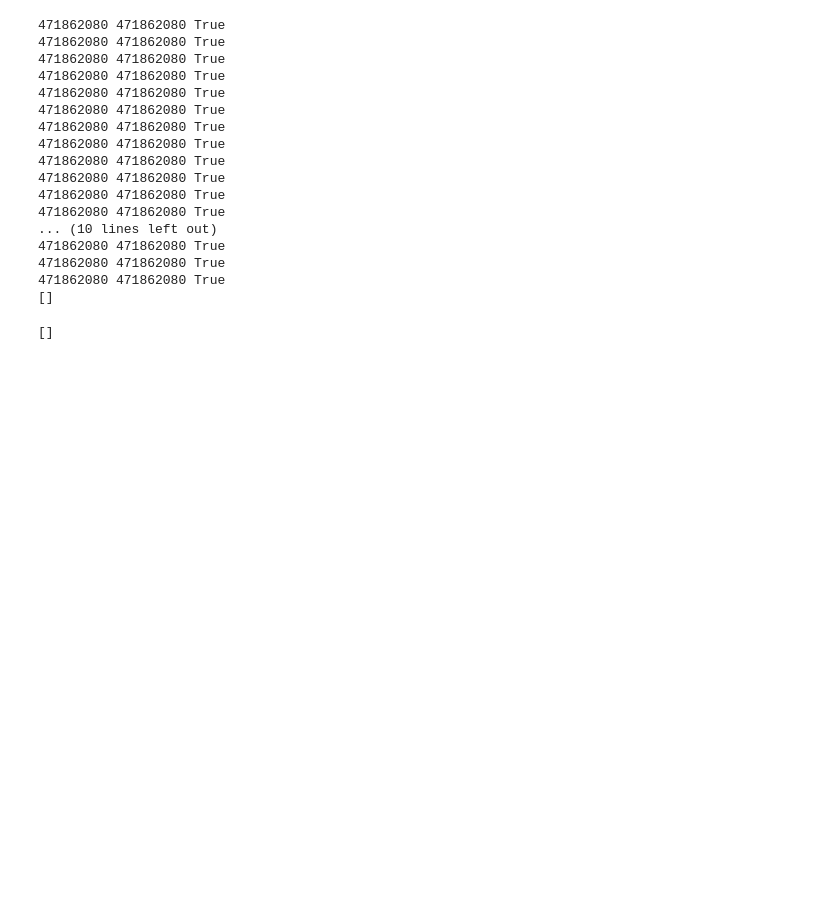
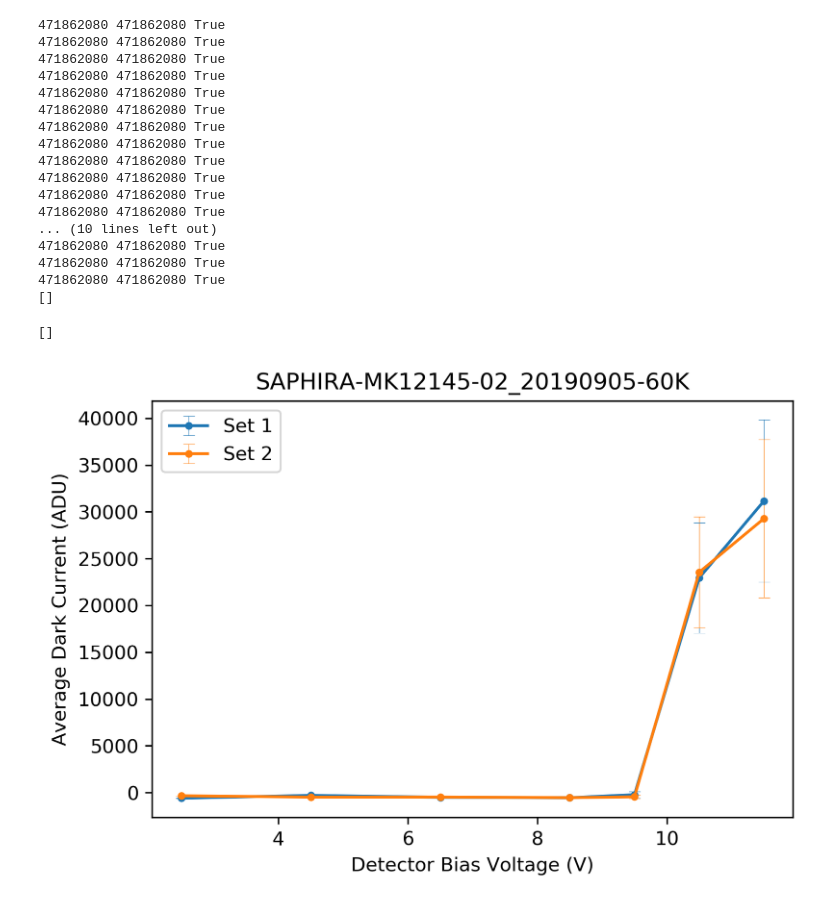
Before and after one commit to psmd-iberutaru/IfA-Smeargle, a Jupyter notebook: Testing.ipynb, the cells around one changed output. Drawn from its saved outputs; the diff is of its cells as text; code cells hidden in the pictures; blank space fills up the shorter version.

```diff
--- a/Testing.ipynb
+++ b/Testing.ipynb
@@ -139,3 +141,8 @@ ifas.bravo.sanitize.same_file_size_sanitization('./Data')
 glob.glob('./Data*.fits')
 # %% [output]
 []
+# %%
+fig, ax = plt.subplots(dpi=300)
+file_data = ifas.oscar.volt_plot.dark_current_over_voltage('./Data/')
+# %% [output]
+[figure, added]
```
Also changed, not shown: parts of 12 cells of this notebook, 11 other files.
